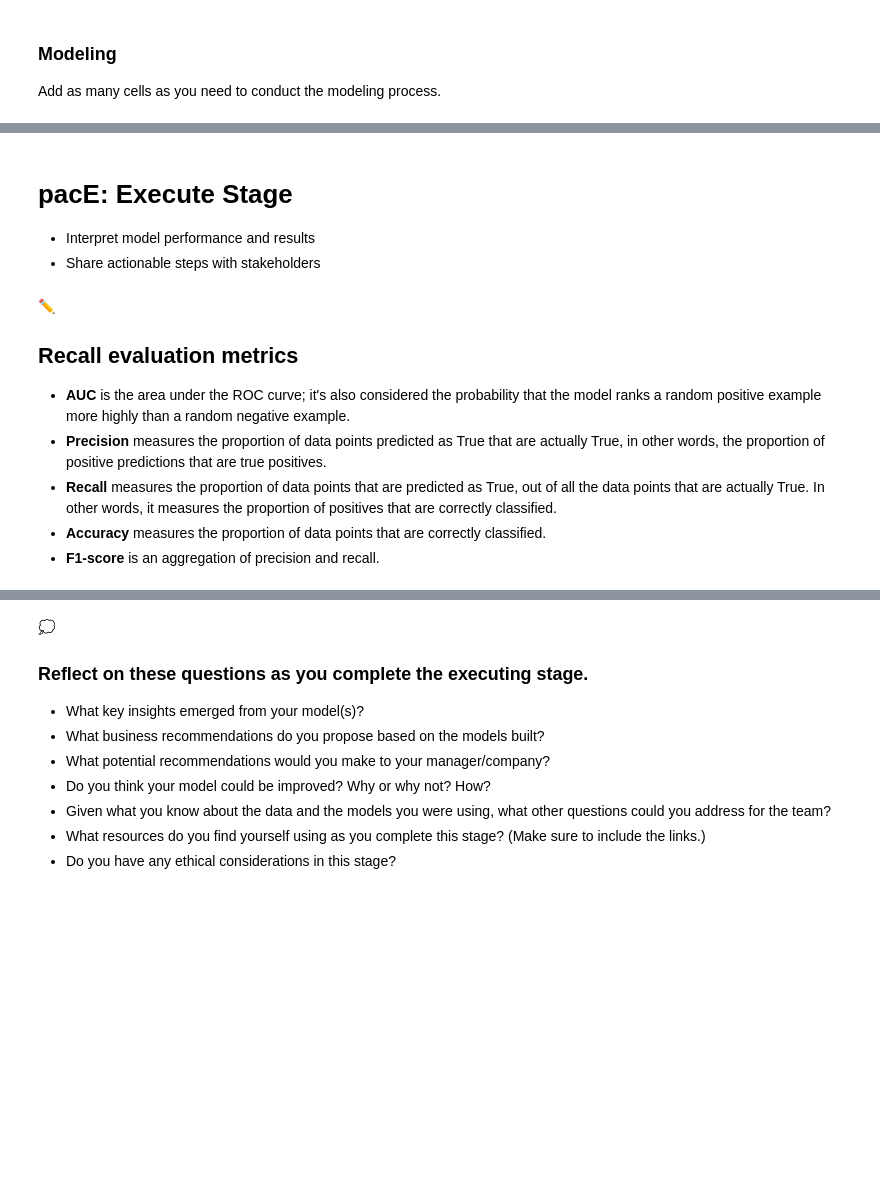
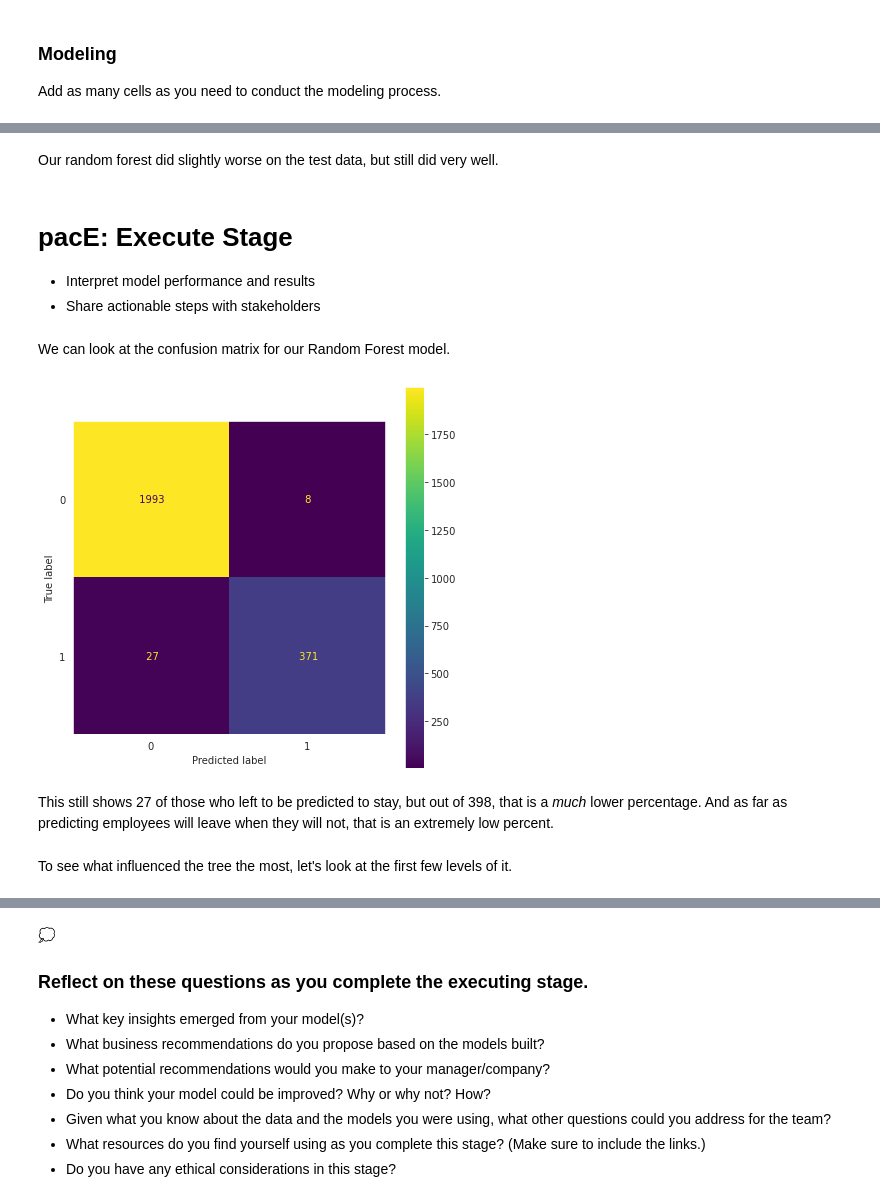
Before and after one commit to mhapich/salifort-project, a Jupyter notebook: Salifort Motors project lab.ipynb, the cells around one changed output, grey strips where cells are left out. Saved outputs shown, nothing was run; the diff lists cells and outputs as text; code cells hidden in the pictures; blank space fills up the shorter version.

```diff
--- a/Salifort Motors project lab.ipynb
+++ b/Salifort Motors project lab.ipynb
@@ -591,0 +718,3 @@ Add as many cells as you need to conduct the modeling process.
+# %%
+%%time
+rf_cv.fit(X_train, y_train)
@@ -591,0 +799,11 @@ Add as many cells as you need to conduct the modeling process.
+# %%
+# make a random forest model with the best parameters
+rf = RandomForestClassifier(max_depth= None,
+                             max_features= 1.0,
+                             max_samples= 0.7,
+                             min_samples_leaf= 1,
+                             min_samples_split= 2,
+                             n_estimators= 150,
+                             random_state=0)
+# %%
+rf.fit(X_train, y_train) # this time we won't lose any data to a fold
@@ -591,0 +838,2 @@ Add as many cells as you need to conduct the modeling process.
+# %%
+test_preds = rf.predict(X_test)
@@ -592,13 +859,22 @@ Add as many cells as you need to conduct the modeling process.
+# %% [markdown]
+Our random forest did slightly worse on the test data, but still did very well.
 # %% [markdown]
 # pacE: Execute Stage
 - Interpret model performance and results
 - Share actionable steps with stakeholders
-# %% [markdown]
-✏
-## Recall evaluation metrics
-
-- **AUC** is the area under the ROC curve; it's also considered the probability that the model ranks a random positive example more highly than a random negative example.
-- **Precision** measures the proportion of data points predicted as True that are actually True, in other words, the proportion of positive predictions that are true positives.
-- **Recall** measures the proportion of data points that are predicted as True, out of all the data points that are actually True. In other words, it measures the proportion of positives that are correctly classified.
-- **Accuracy** measures the proportion of data points that are correctly classified.
-- **F1-score** is an aggregation of precision and recall.
+# %% [markdown]
+We can look at the confusion matrix for our Random Forest model.
+# %%
+fig, _ = plt.subplots(nrows=1, figsize=(7,7))
+ax = plt.subplot(1, 1, 1)
+ax.grid(False)
+
+cm = confusion_matrix(y_test, test_preds)
+disp = ConfusionMatrixDisplay(cm, display_labels=rf.classes_)
+disp.plot(values_format=' ', ax=ax);
+# %% [output]
+[figure, added]
+# %% [markdown]
+This still shows 27 of those who left to be predicted to stay, but out of 398, that is a *much* lower percentage.  And as far as predicting employees will leave when they will not, that is an extremely low percent.
+# %% [markdown]
+To see what influenced the tree the most, let's look at the first few levels of it.
```
Also changed, not shown: parts of 66 cells of this notebook.
